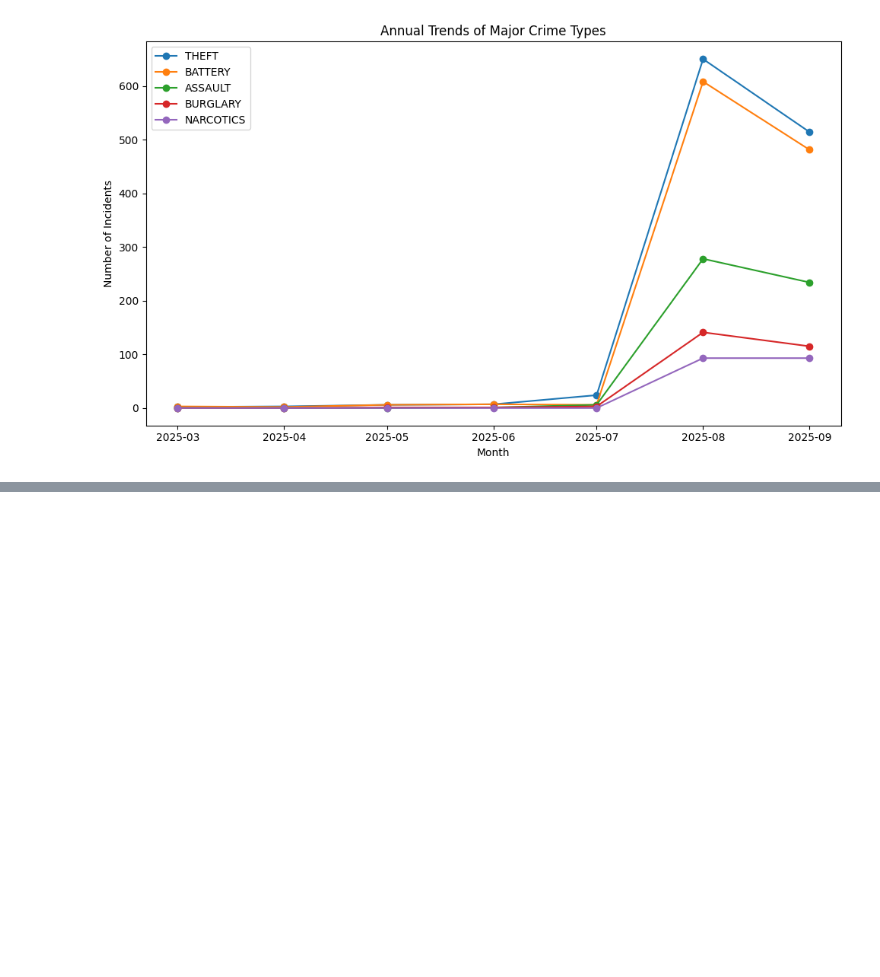
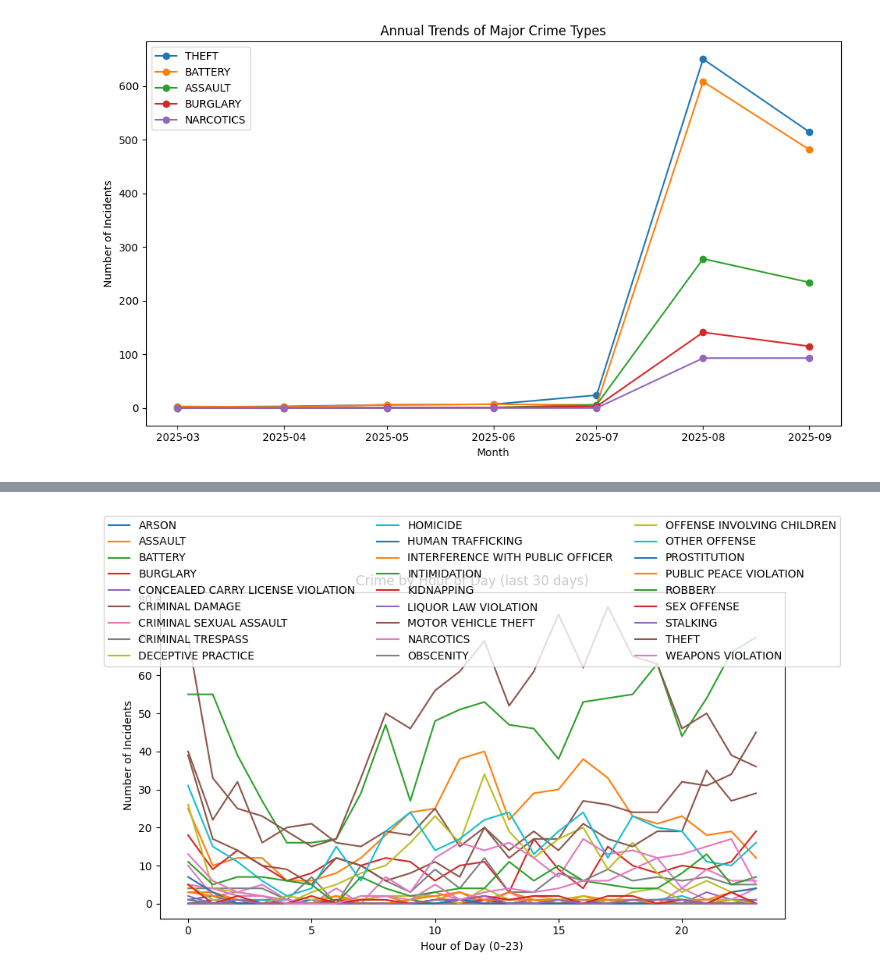
Before and after one commit to Jonah-Schwartz521/Chicago_Crime_Pipeline, a Jupyter notebook: notebooks/eda/eda.ipynb, the cells around one changed output, grey strips where cells are left out. Saved outputs shown, nothing was run; the diff lists cells and outputs as text; code cells hidden in the pictures; blank space fills up the shorter version.

```diff
--- a/notebooks/eda/eda.ipynb
+++ b/notebooks/eda/eda.ipynb
@@ -247,0 +287,31 @@ plt.show()
+# %%
+window_days = 30
+
+# Count crimes by hour (0..23) and type, limited to recent window
+df_hour = q(f"""
+SELECT
+    EXTRACT(HOUR FROM date)::int AS hour,  -- 0=midnight … 23=11pm
+    primary_type,
+    COUNT(*) AS n                           -- name the metric 'n' and use it consistently below
+FROM public_stg.stg_chicago_crimes
+WHERE date >= NOW() - INTERVAL '{window_days} days'  -- keep it recent
+GROUP BY 1, 2
+ORDER BY hour, n DESC;
+""")
+
+# Pivot to wide format: rows=hour, cols=type, values=count
+pivot_hour = (df_hour
+              .pivot_table(index='hour', columns='primary_type', values='n', aggfunc='sum')
+              .reindex(range(24))   # ensure all hours 0..23 are present
+              .fillna(0)
+              .astype(int))
+
+ax = pivot_hour.plot(figsize=(10,6))
+ax.set_title(f"Crime by Hour of Day (last {window_days} days)")
+ax.set_xlabel("Hour of Day (0–23)")
+ax.set_ylabel("Number of Incidents")
+ax.legend(title="", ncols=3, bbox_to_anchor=(0.5, 1.25), loc="upper center")
+plt.tight_layout()
+plt.show()
+# %% [output]
+[figure, added]
```
Also changed, not shown: parts of 5 cells of this notebook.
